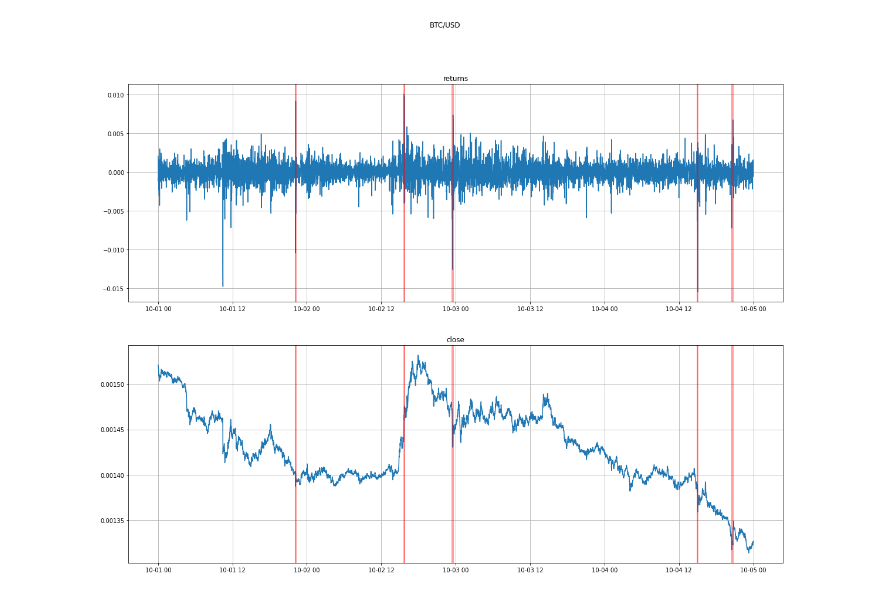
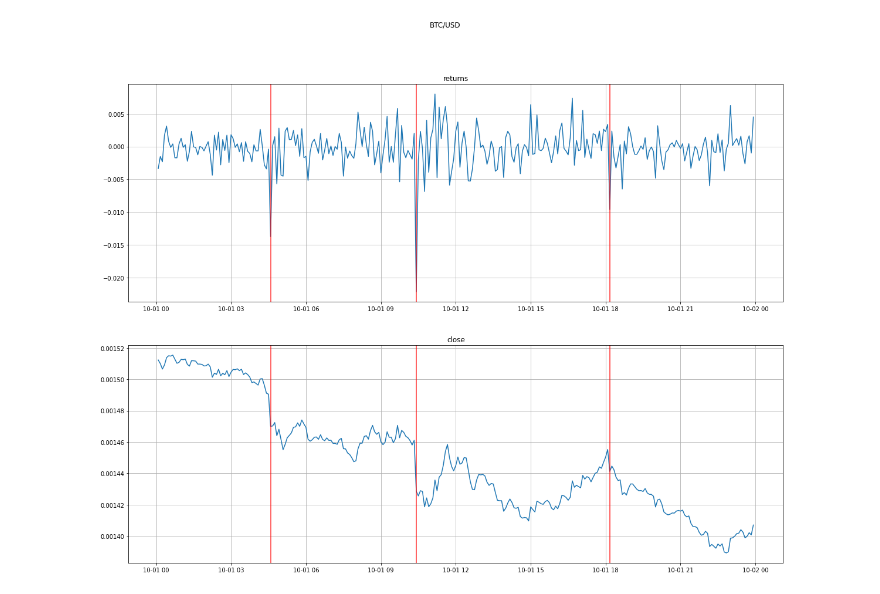
Before and after one commit to EmaMerca/shocks, a Jupyter notebook: data.ipynb, the cells around one changed output. Drawn from its saved outputs; the diff is of its cells as text; code cells hidden in the pictures.

```diff
--- a/data.ipynb
+++ b/data.ipynb
@@ -75,3 +57,7 @@ pprint(data.shocks)
+# %%
+data.find_shocks(start_date="2021-10-01", end_date="2021-10-04", plot=False, std_from_mean=3.5)
+data.fit(window=100, start_date="2021-10-01", end_date="2021-10-04")
+plot(data.fitted, data.shocks, cols="returns close alpha beta".split())
 # %%
 import matplotlib.dates as mdates
 def plot(df, shocks=None, cols = ["returns", "close"]):
@@ -93,7 +79,7 @@ def plot(df, shocks=None, cols = ["returns", "close"]):
     plt.show()
 # %%
 cols = ["returns", "close"]
-df = Dataset.filter_data(df=data.data.dropna(),start_date="2021-10-01", end_date="2021-10-05")
-plot(df, data.shocks)
+df = Dataset.filter_data(df=data.data.dropna(),start_date="2021-10-01", end_date="2021-10-02")
+plot(df, data.shocks[:3])
 # %% [output]
-[figure, old version]
+[figure, new version]
```
Also changed, not shown: parts of 6 cells of this notebook, 4 other files.
